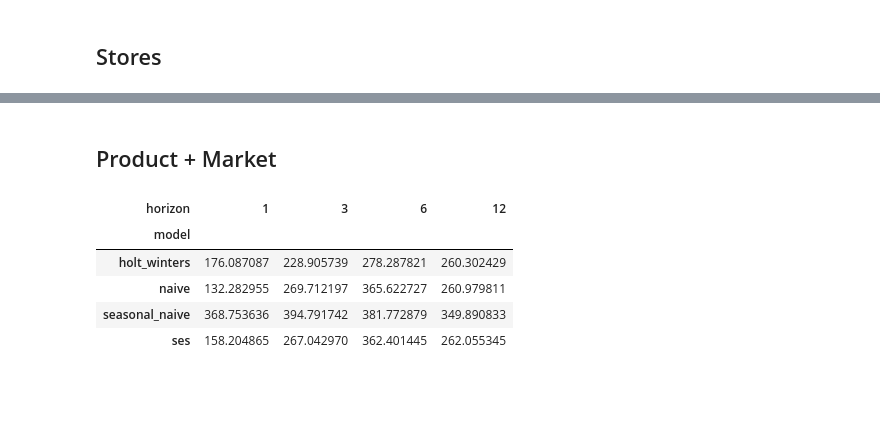
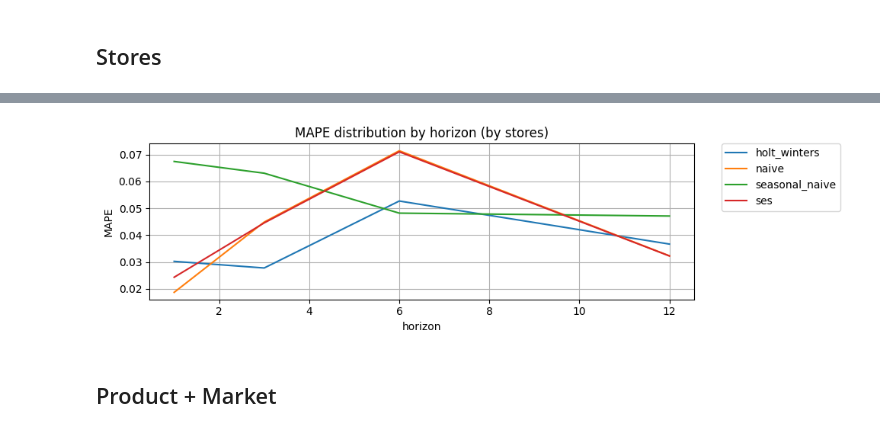
Before and after one commit to BELCHONOK-afk/thesis_TS_Sales_Forecast, a Jupyter notebook: baseline.ipynb, the cells around one changed output, grey strips where cells are left out. Cells and saved outputs as stored; diff of their text form; code cells hidden in the pictures; blank space fills up the shorter version.

```diff
--- a/baseline.ipynb
+++ b/baseline.ipynb
@@ -217,2 +320,20 @@ pivot
 # %% [markdown]
 ## Stores
+# %%
+horizons = [1,3,6,12]
+
+splits = {}
+
+for product, df in data.groupby('MKT_SDESC'):
+    df = df.groupby('PER_SDESC').agg({'NT_CWD':'sum'})
+    df = df.sort_values('PER_SDESC')
+    for h in horizons:
+
+        train, test = ts_split(df, h)
+
+        key = (product, h)
+
+        splits[key] = {
+        "train": train,
+        "test": test
+        }
@@ -218,0 +374,8 @@ pivot
+# %%
+summary_stores = (
+    results
+    .groupby(['model', 'horizon'])
+    .agg({'MAE':'mean', 'RMSE':'mean', 'MAPE':'mean', 'SMAPE':'mean'})
+    .reset_index()
+)
+summary_stores
@@ -219,3 +400,15 @@ pivot
+# %%
+plt.figure(figsize=(10,3))
+sns.lineplot(summary_stores, x = 'horizon', y = 'MAPE', hue='model')
+title = 'MAPE distribution by horizon (by stores)'
+plt.title(title)
+plt.grid()
+plt.legend(bbox_to_anchor=(1.05, 1), loc='upper left', borderaxespad=0)
+plt.tight_layout()
+plt.savefig('plots/'+title+'.png')
+plt.show()
+# %% [output]
+[figure, added]
 # %% [markdown]
 ## Product + Market
 # %%
@@ -281,9 +481,0 @@ pivot = results.pivot_table(
-# %%
-pivot
-# %% [output]
-| horizon | 1 | 3 | 6 | 12 |
-| model |  |  |  |  |
-| holt_winters | 176.087087 | 228.905739 | 278.287821 | 260.302429 |
-| naive | 132.282955 | 269.712197 | 365.622727 | 260.979811 |
-| seasonal_naive | 368.753636 | 394.791742 | 381.772879 | 349.890833 |
-| ses | 158.204865 | 267.042970 | 362.401445 | 262.055345 |
```
Also changed, not shown: parts of 20 cells of this notebook, 1 other file.
